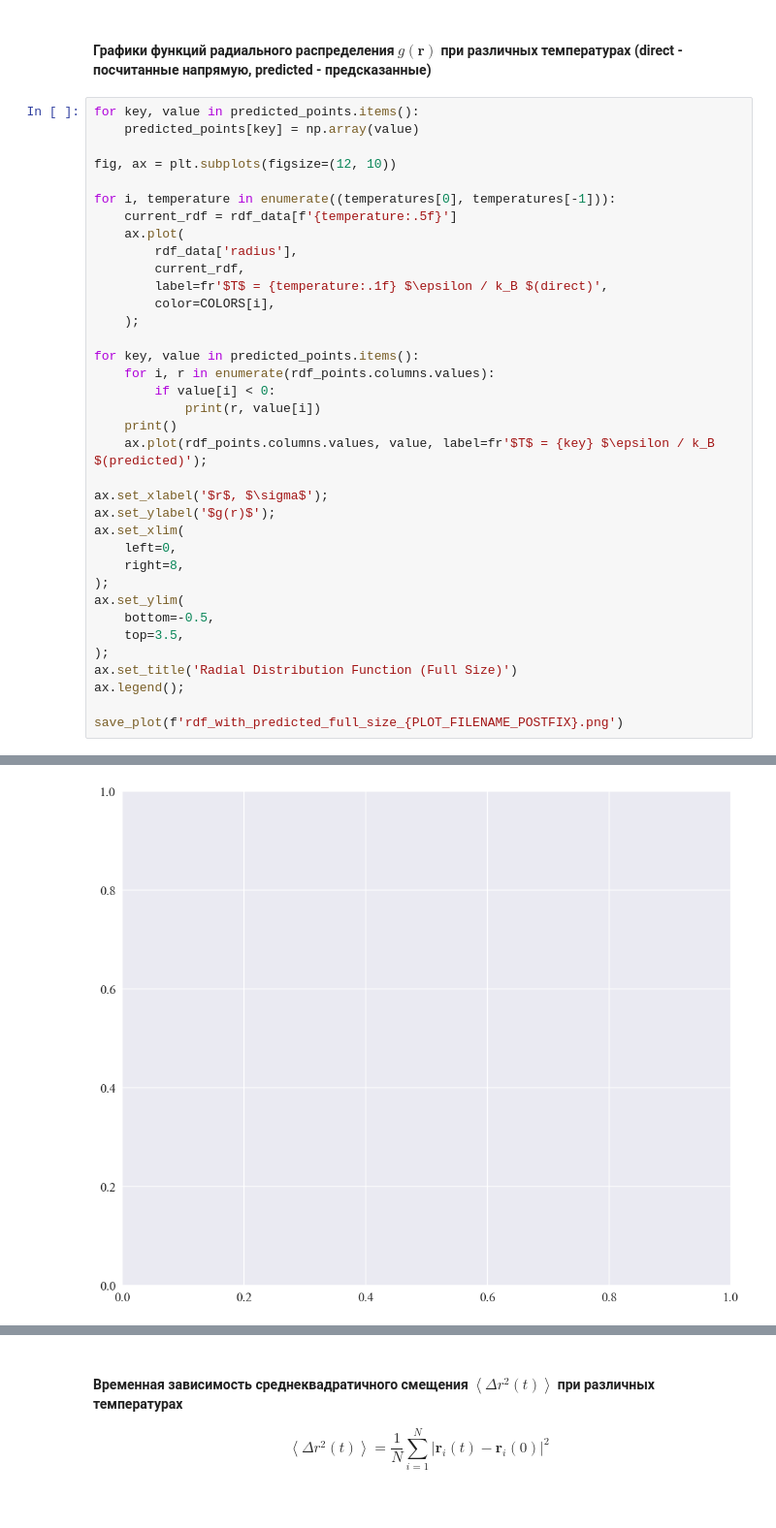
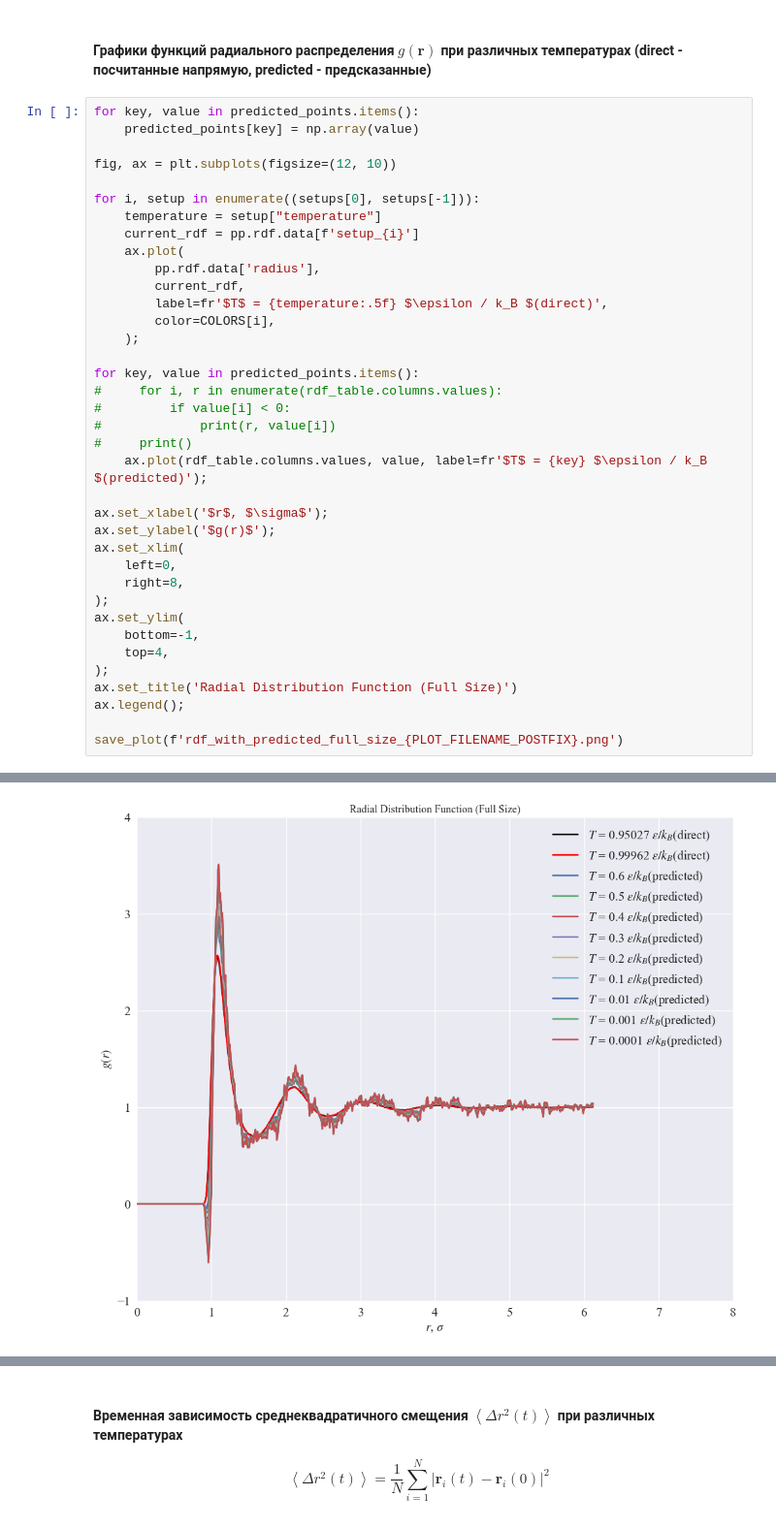
Before and after one commit to AlbertFarkhutdinov/molecular_dynamics, a Jupyter notebook: notebooks/2021-05-11_slow_cooling.ipynb, the cells around one changed output, grey strips where cells are left out. Shown at 97% size. Drawn from its saved outputs; the diff is of its cells as text.

```diff
--- a/notebooks/2021-05-11_slow_cooling.ipynb
+++ b/notebooks/2021-05-11_slow_cooling.ipynb
@@ -270,21 +270,22 @@ for key, value in predicted_points.items():
 
 fig, ax = plt.subplots(figsize=(12, 10))
 
-for i, temperature in enumerate((temperatures[0], temperatures[-1])):
-    current_rdf = rdf_data[f'{temperature:.5f}']
+for i, setup in enumerate((setups[0], setups[-1])):
+    temperature = setup["temperature"]
+    current_rdf = pp.rdf.data[f'setup_{i}']
     ax.plot(
-        rdf_data['radius'],
+        pp.rdf.data['radius'],
         current_rdf,
-        label=fr'$T$ = {temperature:.1f} $\epsilon / k_B $(direct)',
+        label=fr'$T$ = {temperature:.5f} $\epsilon / k_B $(direct)',
         color=COLORS[i],
     );
 
 for key, value in predicted_points.items():
-    for i, r in enumerate(rdf_points.columns.values):
-        if value[i] < 0:
-            print(r, value[i])
-    print()
-    ax.plot(rdf_points.columns.values, value, label=fr'$T$ = {key} $\epsilon / k_B $(predicted)');
+#     for i, r in enumerate(rdf_table.columns.values):
+#         if value[i] < 0:
+#             print(r, value[i])
+#     print()
+    ax.plot(rdf_table.columns.values, value, label=fr'$T$ = {key} $\epsilon / k_B $(predicted)');
 
 ax.set_xlabel('$r$, $\sigma$');
 ax.set_ylabel('$g(r)$');
@@ -293,8 +294,8 @@ ax.set_xlim(
     right=8,
 );
 ax.set_ylim(
-    bottom=-0.5,
-    top=3.5,
+    bottom=-1,
+    top=4,
 );
 ax.set_title('Radial Distribution Function (Full Size)')
 ax.legend();
@@ -305,4 +305,4 @@ NameError: name 'temperatures' is not defined
-[figure, old version]
+[figure, new version]
 # %%
 for key, value in predicted_points.items():
     predicted_points[key] = np.array(value)
```
Also changed, not shown: parts of 22 cells of this notebook, 13 other files.
